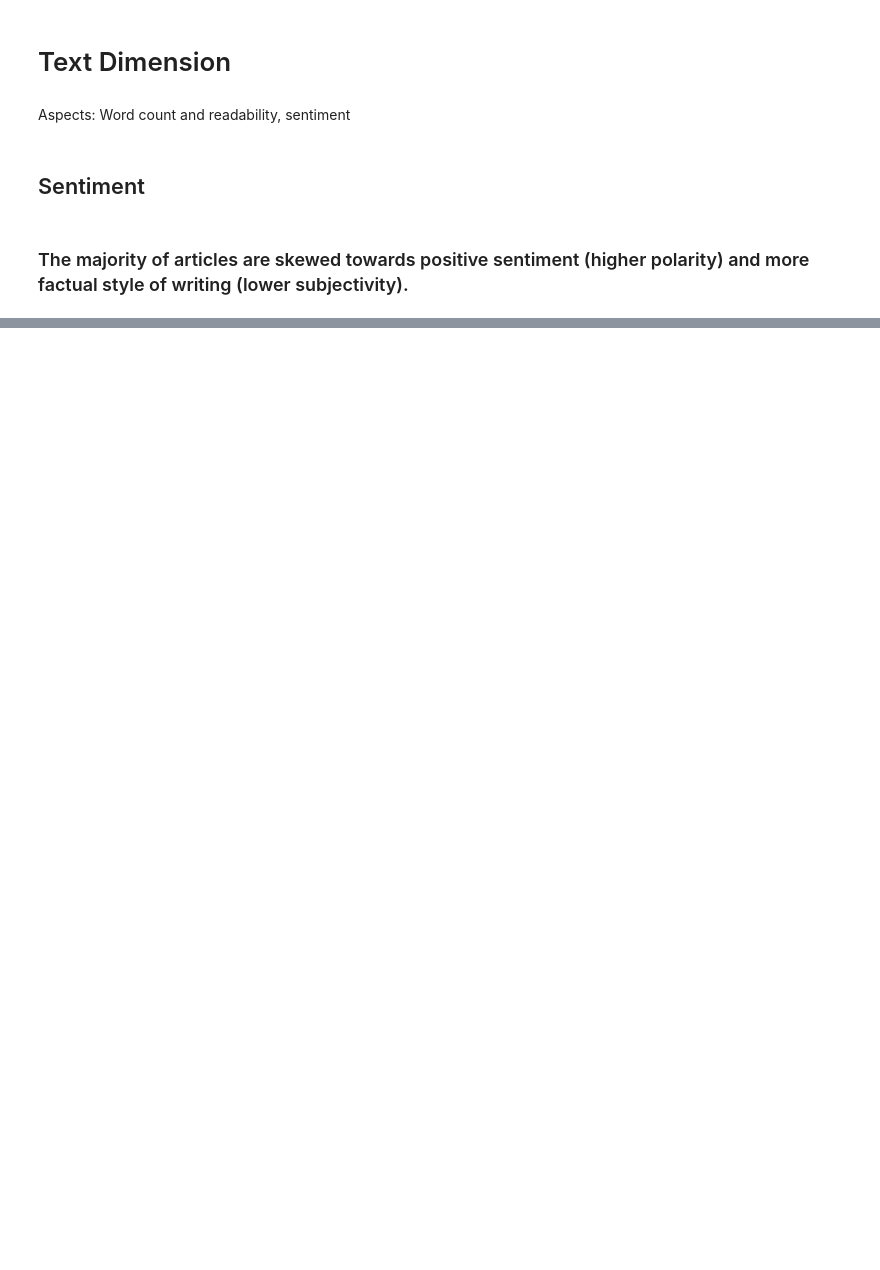
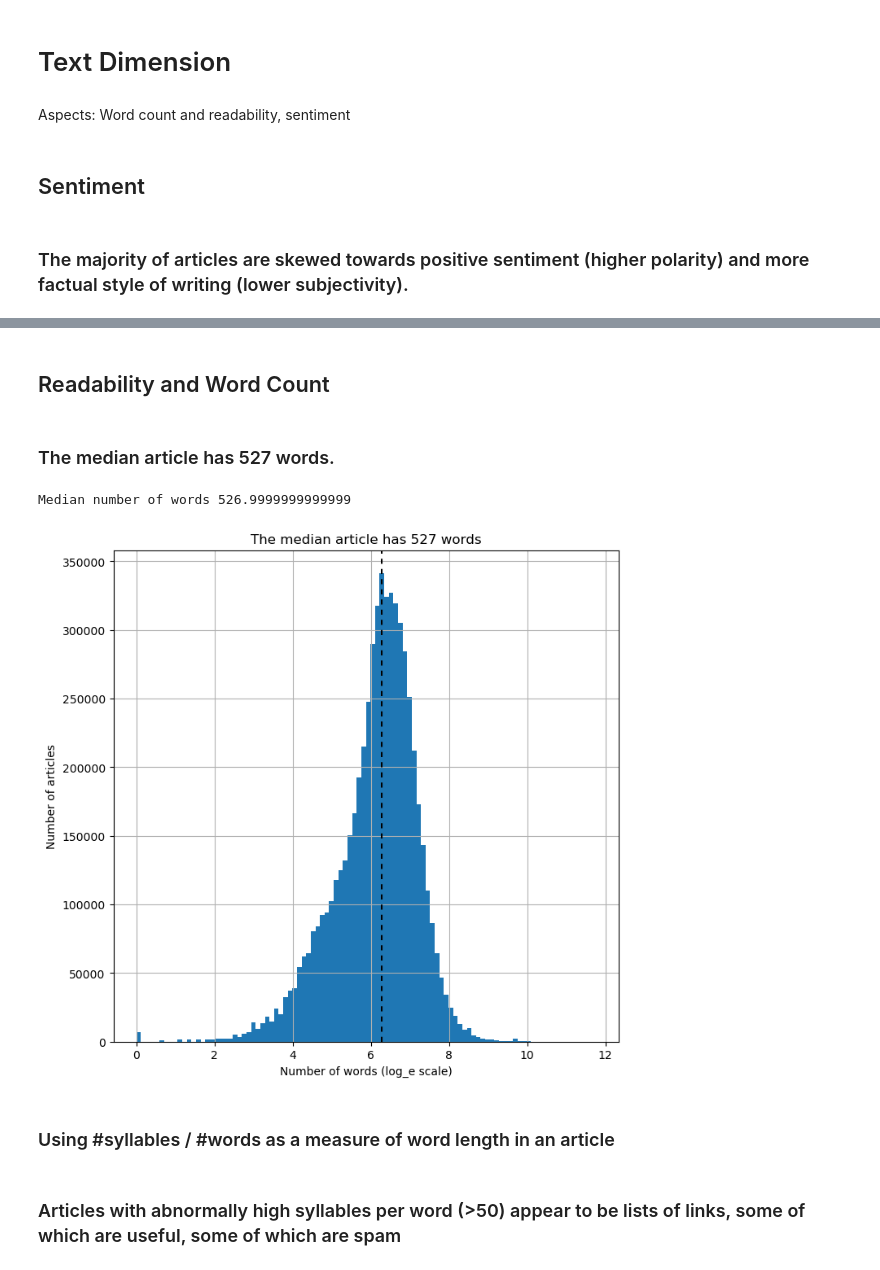
Before and after one commit to leungjch/medium-data-mining, a Jupyter notebook: story_model/analysis/Story_Analysis.ipynb, the cells around one changed output, grey strips where cells are left out. Saved outputs shown, nothing was run; the diff lists cells and outputs as text; code cells hidden in the pictures; blank space fills up the shorter version.

Commit message:
feature analysis: syllables

```diff
--- a/story_model/analysis/Story_Analysis.ipynb
+++ b/story_model/analysis/Story_Analysis.ipynb
@@ -119,0 +116,19 @@ Text(0.5, 1.0, 'Sentiment Subjectivity (factual -> opinionated)')
+# %% [markdown]
+## Readability and Word Count
+# %% [markdown]
+### The median article has 527 words.
+# %%
+y = np.log(df.WordNum);
+print("Median number of words", np.e**y.median());
+ax = y.hist(bins=100);
+ax.set_title("The median article has 527 words");
+ax.set_xlabel("Number of words (log_e scale)");
+ax.set_ylabel("Number of articles");
+ax.axvline(y.median(), c="Black", dashes=[3, 3]);
+# %% [output]
+Median number of words 526.9999999999999
+[figure, added]
+# %% [markdown]
+### Using #syllables / #words as a measure of word length in an article
+# %% [markdown]
+### Articles with abnormally high syllables per word (>50) appear to be lists of links, some of which are useful, some of which are spam
```
Also changed, not shown: parts of 5 cells of this notebook.
